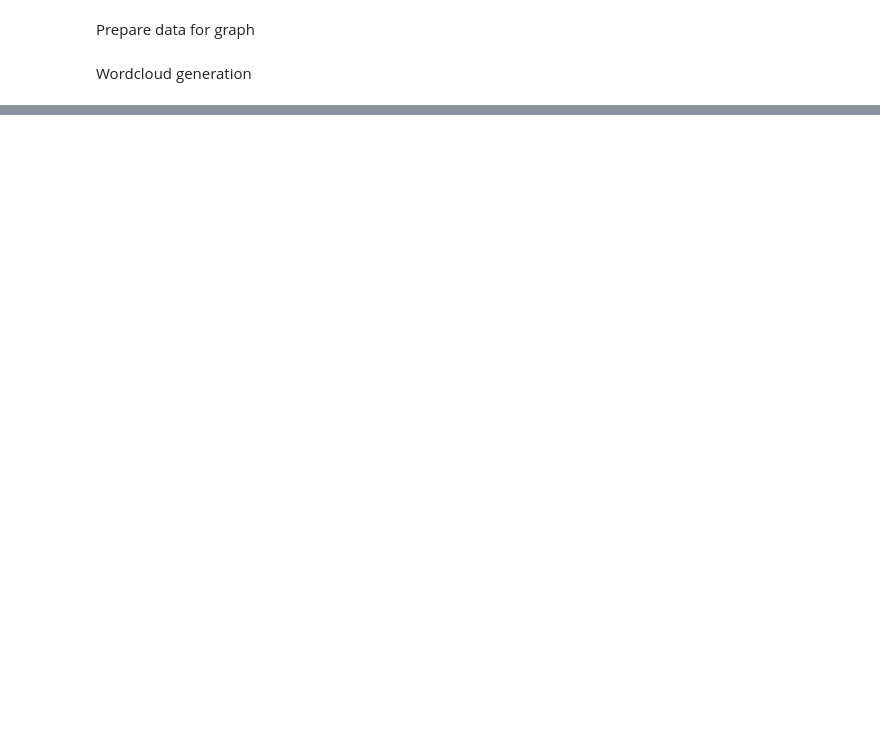
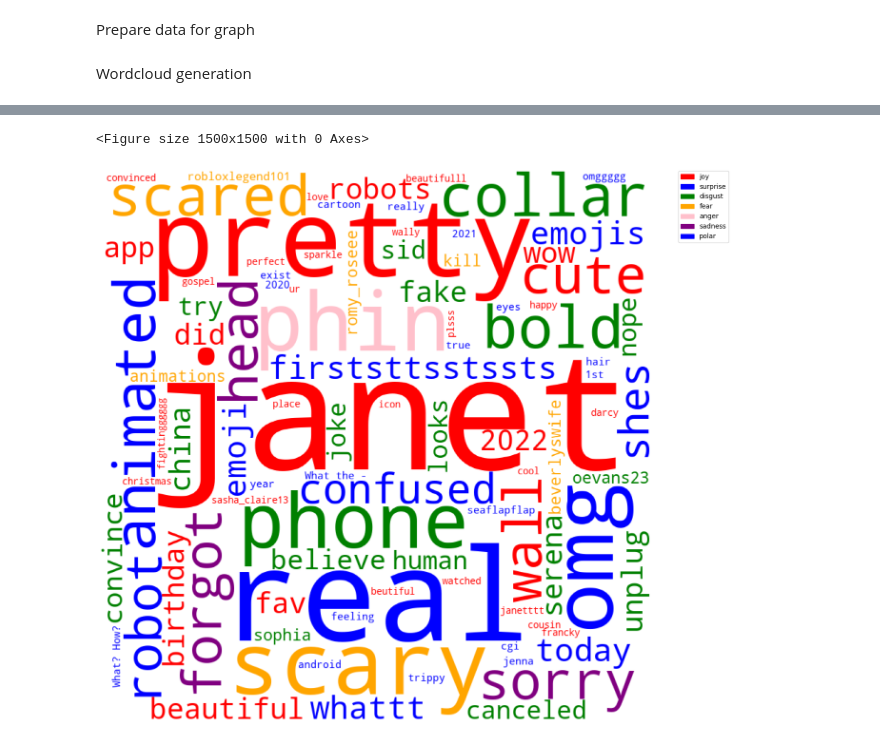
Before and after one commit to wuxyel123/MiquelaSocialNetworkAnalysis, a Jupyter notebook: Scraping/DataScraper.ipynb, the cells around one changed output, grey strips where cells are left out. Cells and saved outputs as stored; diff of their text form; code cells hidden in the pictures; blank space fills up the shorter version.

```diff
--- a/Scraping/DataScraper.ipynb
+++ b/Scraping/DataScraper.ipynb
@@ -445,0 +465,9 @@ generate_wordcloud(nodes, edges, savepath='../wordclouds/lilmiquela_present_emot
+# %%
+#Load gephi files
+nodes = pd.read_csv('sentiment_analysis/gephi/lilmiquela_present_emotion_nodes.csv')
+edges = pd.read_csv('sentiment_analysis/gephi/lilmiquela_present_emotion_edges.csv')
+
+generate_wordcloud(nodes, edges)
+# %% [output]
+<Figure size 1500x1500 with 0 Axes>
+[figure, added]
```
Also changed, not shown: parts of 5 cells of this notebook, 9 other files.
